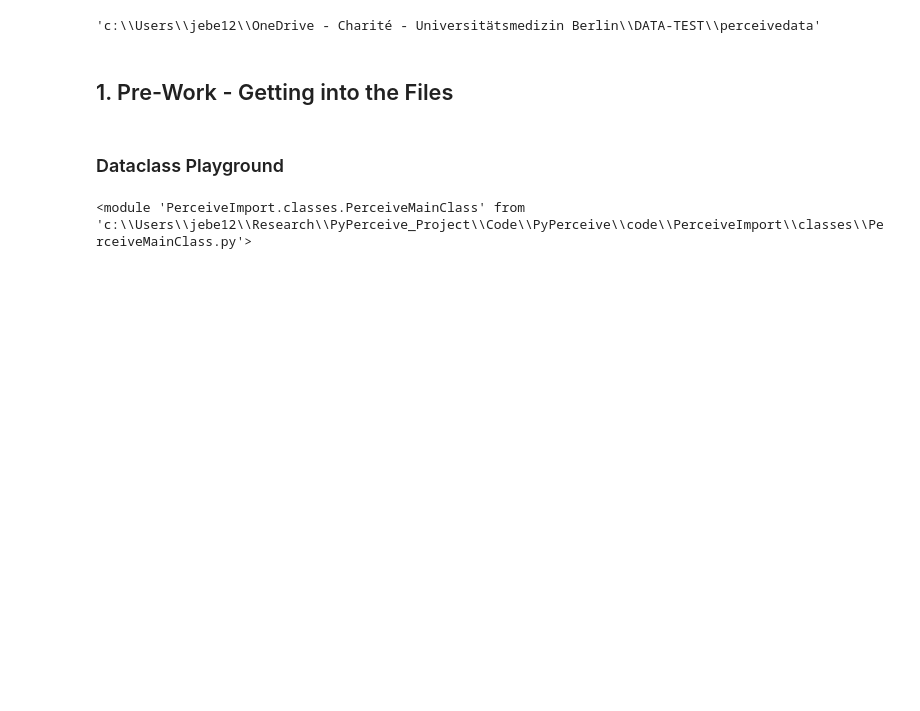
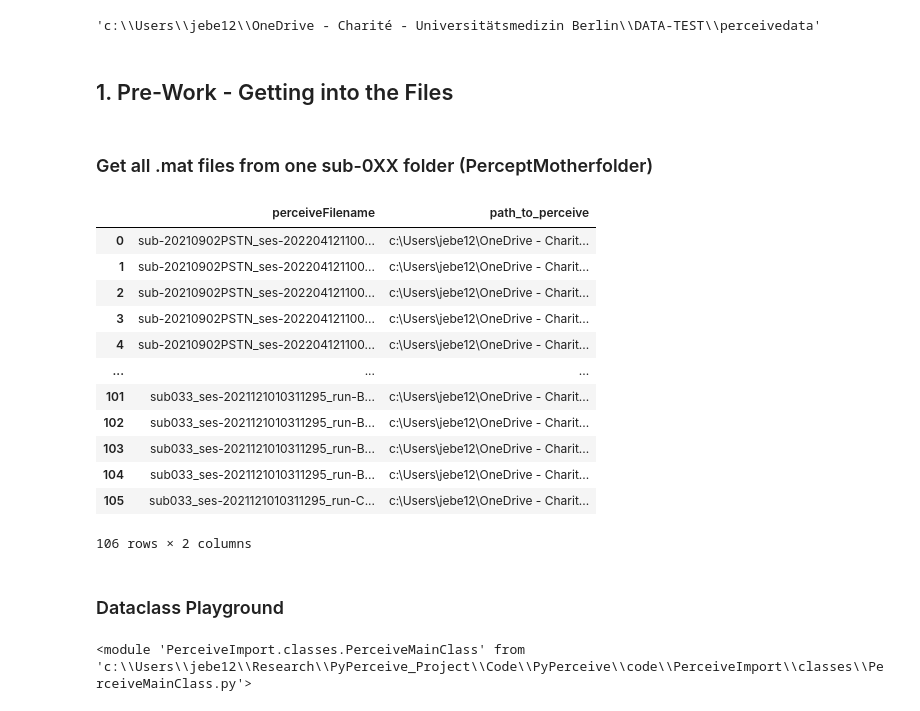
Before and after one commit to jgvhabets/PyPerceive, a Jupyter notebook: code/notebooks/percept_playground.ipynb, the cells around one changed output. Cells and saved outputs as stored; diff of their text form; code cells hidden in the pictures; blank space fills up the shorter version.

```diff
--- a/code/notebooks/percept_playground.ipynb
+++ b/code/notebooks/percept_playground.ipynb
@@ -91,6 +91,28 @@ perceiveData
 'c:\\Users\\jebe12\\OneDrive - Charité - Universitätsmedizin Berlin\\DATA-TEST\\perceivedata'
 # %% [markdown]
 ## 1. Pre-Work - Getting into the Files
+# %% [markdown]
+### Get all .mat files from one sub-0XX folder (PerceptMotherfolder)
+# %%
+# new Excel table with all .mat files + paths
+
+from PerceiveImport.methods import perceiveFilename_path
+
+perceiveFilename_path.perceiveFilename_path_toExcel("033")
+# %% [output]
+|  | perceiveFilename | path_to_perceive |
+| 0 | sub-20210902PSTN_ses-202204121100... | c:\Users\jebe12\OneDrive - Charit... |
+| 1 | sub-20210902PSTN_ses-202204121100... | c:\Users\jebe12\OneDrive - Charit... |
+| 2 | sub-20210902PSTN_ses-202204121100... | c:\Users\jebe12\OneDrive - Charit... |
+| 3 | sub-20210902PSTN_ses-202204121100... | c:\Users\jebe12\OneDrive - Charit... |
+| 4 | sub-20210902PSTN_ses-202204121100... | c:\Users\jebe12\OneDrive - Charit... |
+| ... | ... | ... |
+| 101 | sub033_ses-2021121010311295_run-B... | c:\Users\jebe12\OneDrive - Charit... |
+| 102 | sub033_ses-2021121010311295_run-B... | c:\Users\jebe12\OneDrive - Charit... |
+| 103 | sub033_ses-2021121010311295_run-B... | c:\Users\jebe12\OneDrive - Charit... |
+| 104 | sub033_ses-2021121010311295_run-B... | c:\Users\jebe12\OneDrive - Charit... |
+| 105 | sub033_ses-2021121010311295_run-C... | c:\Users\jebe12\OneDrive - Charit... |
+106 rows × 2 columns
 # %% [markdown]
 ### Dataclass Playground
 # %%
```
Also changed, not shown: 10 other files.
